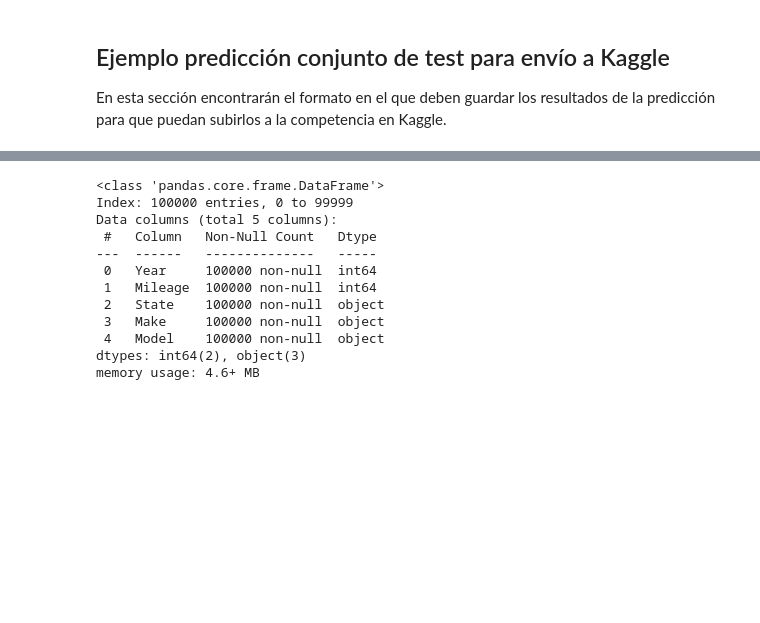
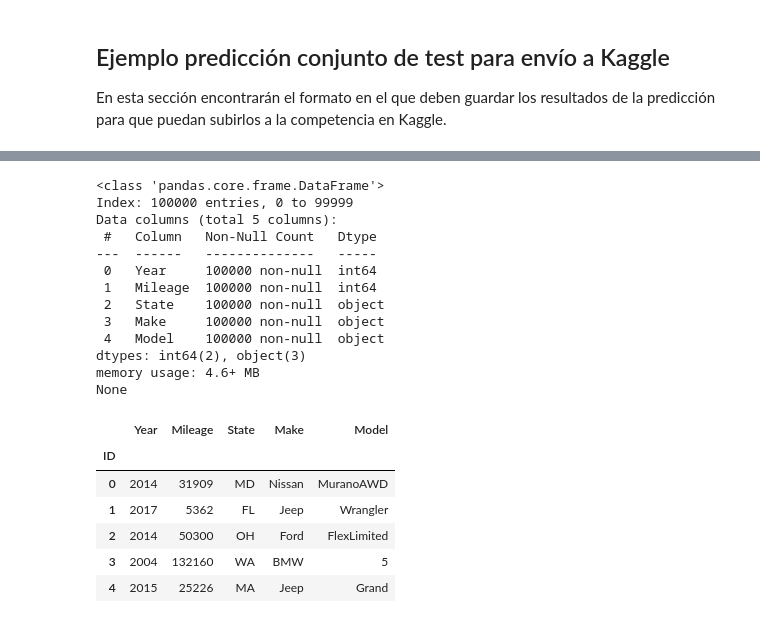
Before and after one commit to jhermoher/MIAD_NLP_2024, a Jupyter notebook: Semana 3/S3P1_proyecto1.ipynb, the cells around one changed output, grey strips where cells are left out. Cells and saved outputs as stored; diff of their text form; code cells hidden in the pictures; blank space fills up the shorter version.

```diff
--- a/Semana 3/S3P1_proyecto1.ipynb
+++ b/Semana 3/S3P1_proyecto1.ipynb
@@ -51,17 +72,25 @@ memory usage: 18.3+ MB
 # %%
 # Visualización datos de test
+print(dataTesting.info())
 dataTesting.head()
-dataTesting.info()
 # %% [output]
 <class 'pandas.core.frame.DataFrame'>
 Index: 100000 entries, 0 to 99999
 Data columns (total 5 columns):
  #   Column   Non-Null Count   Dtype
 ---  ------   --------------   -----
  0   Year     100000 non-null  int64
  1   Mileage  100000 non-null  int64
  2   State    100000 non-null  object
  3   Make     100000 non-null  object
  4   Model    100000 non-null  object
 dtypes: int64(2), object(3)
 memory usage: 4.6+ MB
+None
+|  | Year | Mileage | State | Make | Model |
+| ID |  |  |  |  |  |
+| 0 | 2014 | 31909 | MD | Nissan | MuranoAWD |
+| 1 | 2017 | 5362 | FL | Jeep | Wrangler |
+| 2 | 2014 | 50300 | OH | Ford | FlexLimited |
+| 3 | 2004 | 132160 | WA | BMW | 5 |
+| 4 | 2015 | 25226 | MA | Jeep | Grand |
```
Also changed, not shown: parts of 23 cells of this notebook, 4 other files.
